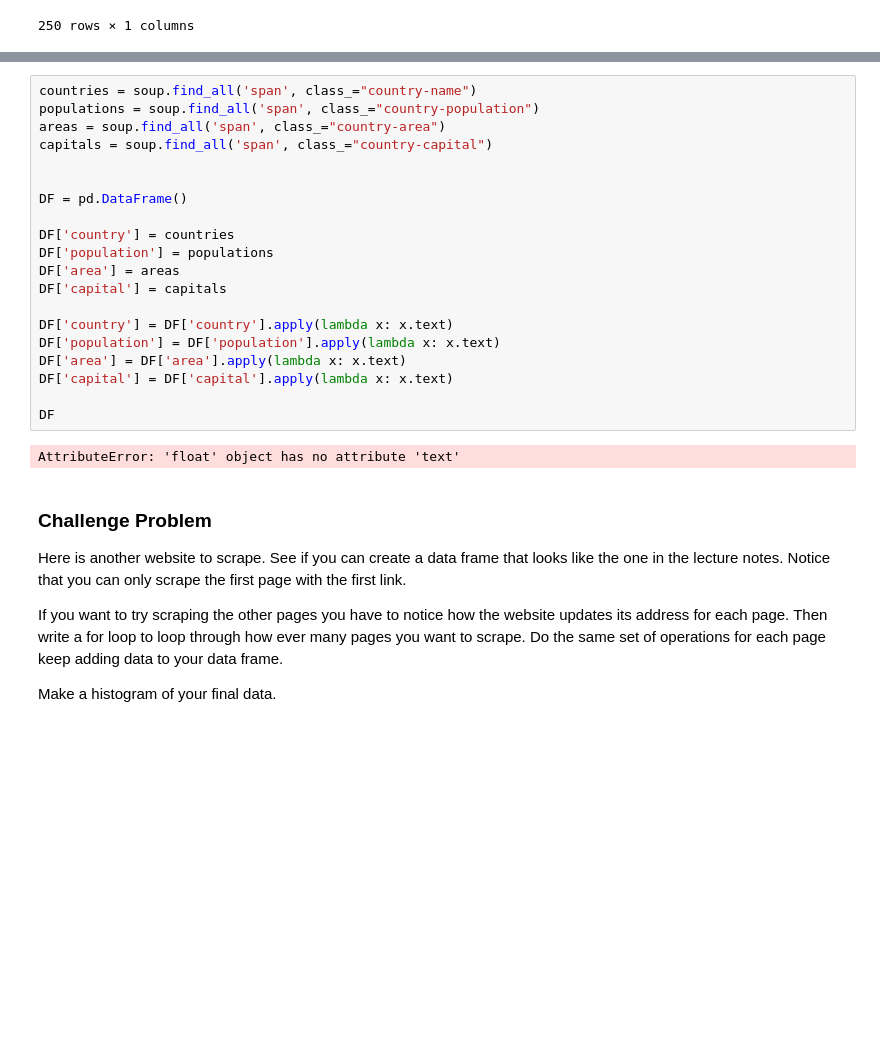
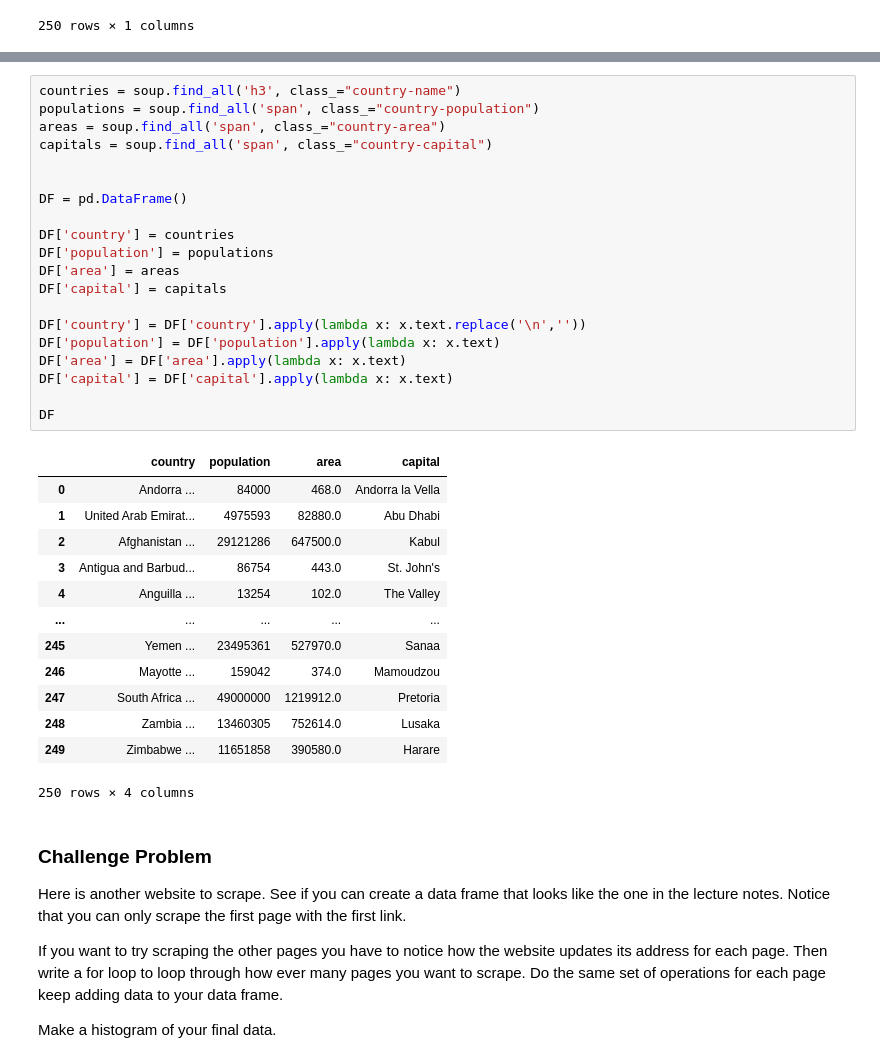
Before and after one commit to jfanshawe2/Day12, a Jupyter notebook: Day12-HW.ipynb, the cells around one changed output, grey strips where cells are left out. Saved outputs shown, nothing was run; the diff lists cells and outputs as text; blank space fills up the shorter version.

```diff
--- a/Day12-HW.ipynb
+++ b/Day12-HW.ipynb
@@ -233,25 +249,37 @@ DF
 # %%
-countries = soup.find_all('span', class_="country-name")
+countries = soup.find_all('h3', class_="country-name")
 populations = soup.find_all('span', class_="country-population")
 areas = soup.find_all('span', class_="country-area")
 capitals = soup.find_all('span', class_="country-capital")
 
 
 DF = pd.DataFrame()
 
 DF['country'] = countries
 DF['population'] = populations
 DF['area'] = areas
 DF['capital'] = capitals
 
-DF['country'] = DF['country'].apply(lambda x: x.text)
+DF['country'] = DF['country'].apply(lambda x: x.text.replace('\n',''))
 DF['population'] = DF['population'].apply(lambda x: x.text)
 DF['area'] = DF['area'].apply(lambda x: x.text)
 DF['capital'] = DF['capital'].apply(lambda x: x.text)
 
 DF
 # %% [output]
+|  | country | population | area | capital |
+| 0 | Andorra ... | 84000 | 468.0 | Andorra la Vella |
+| 1 | United Arab Emirat... | 4975593 | 82880.0 | Abu Dhabi |
+| 2 | Afghanistan ... | 29121286 | 647500.0 | Kabul |
+| 3 | Antigua and Barbud... | 86754 | 443.0 | St. John's |
+| 4 | Anguilla ... | 13254 | 102.0 | The Valley |
+| ... | ... | ... | ... | ... |
+| 245 | Yemen ... | 23495361 | 527970.0 | Sanaa |
+| 246 | Mayotte ... | 159042 | 374.0 | Mamoudzou |
+| 247 | South Africa ... | 49000000 | 1219912.0 | Pretoria |
+| 248 | Zambia ... | 13460305 | 752614.0 | Lusaka |
+| 249 | Zimbabwe ... | 11651858 | 390580.0 | Harare |
-AttributeError: 'float' object has no attribute 'text'
+250 rows × 4 columns
 # %% [markdown]
 ### Challenge Problem
 
```
Also changed, not shown: parts of 14 cells of this notebook.
